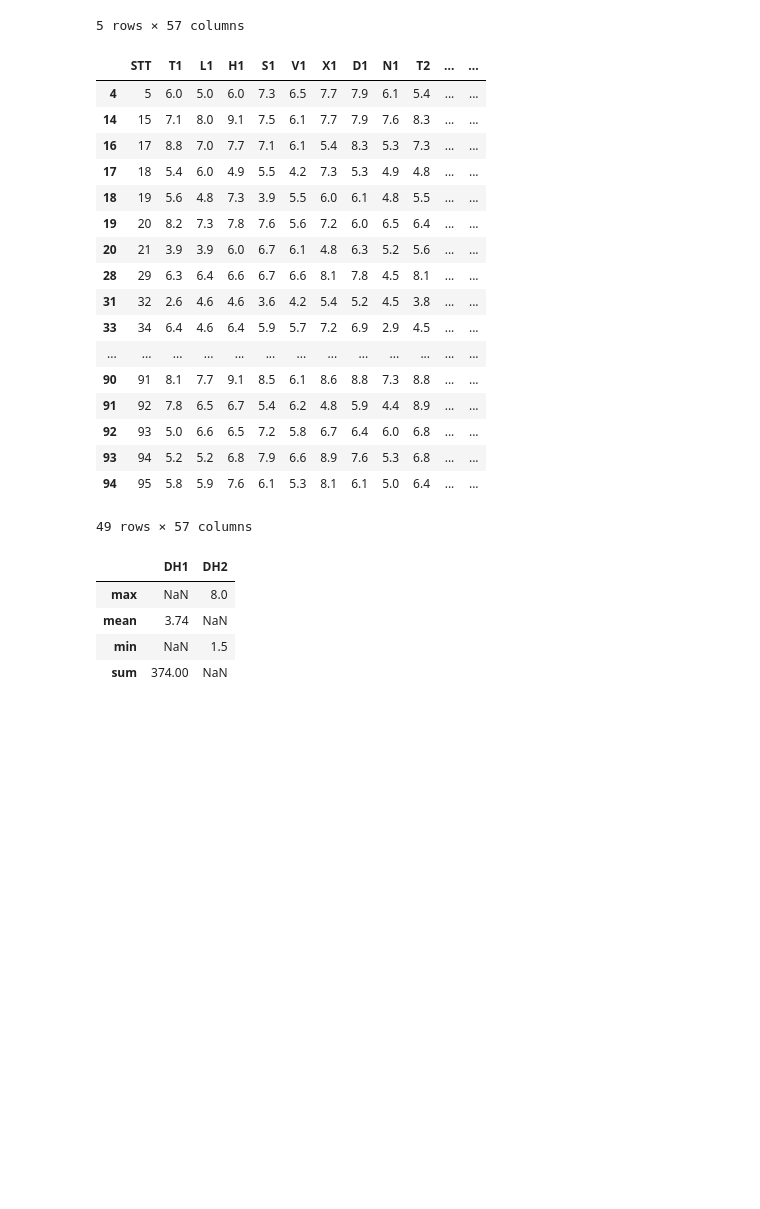
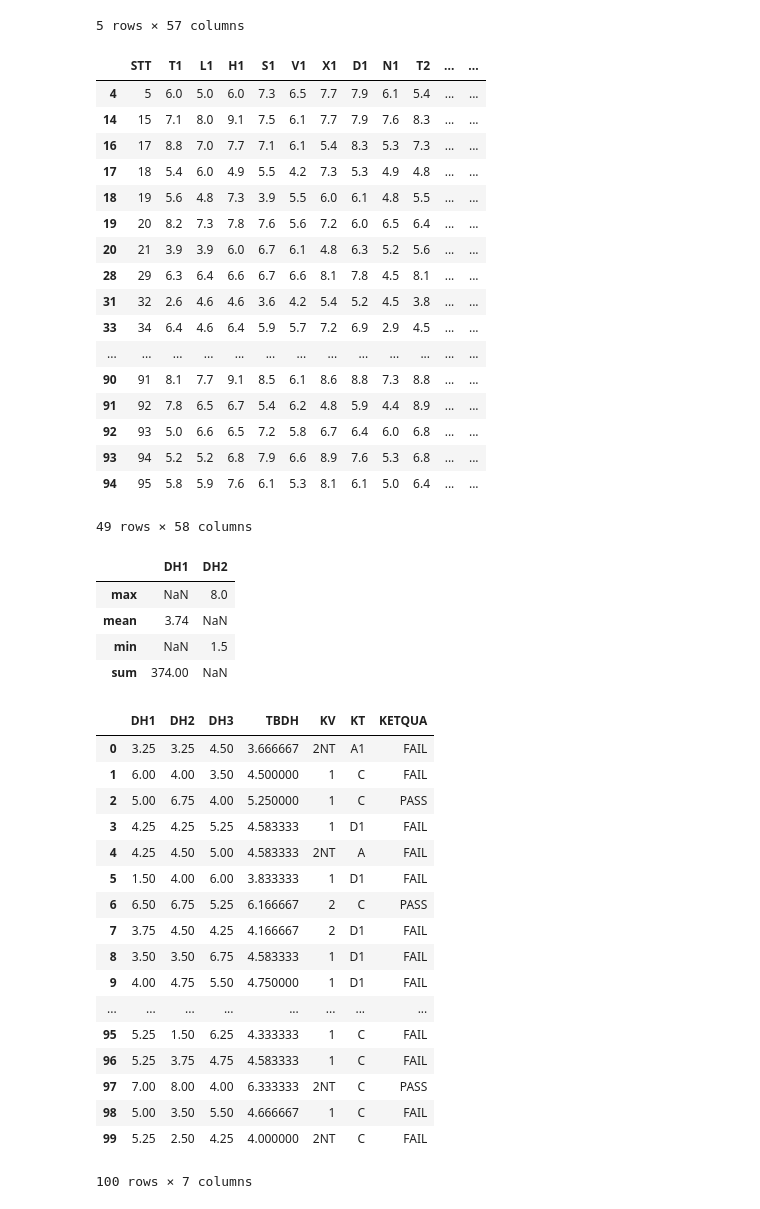
Before and after one commit to minhtri1610/py17052022, a Jupyter notebook: day12/d01.ipynb, the cells around one changed output. Cells and saved outputs as stored; diff of their text form; code cells hidden in the pictures; blank space fills up the shorter version.

```diff
--- a/day12/d01.ipynb
+++ b/day12/d01.ipynb
@@ -211,9 +211,9 @@ df[(df['DH1'] > 5) & (df['DH2'] > 5)]
 | 97 | 98 | 8.8 | 5.5 | 7.4 | 7.7 | 6.2 | 7.3 | 8.1 | 4.5 | 9.5 | ... | ... |
 5 rows × 57 columns
 # %%
-# df.loc[df['TBDH'] < 5, 'KETQUA'] = 'FAIL'
-# df.loc[df['TBDH'] > 5, 'KETQUA'] = 'PASS'
-# df
+df.loc[df['TBDH'] < 5, 'KETQUA'] = 'FAIL'
+df.loc[df['TBDH'] > 5, 'KETQUA'] = 'PASS'
+
 
 df.loc[df['KT'] == 'A']
 # %% [output]
@@ -234,7 +234,7 @@ df.loc[df['KT'] == 'A']
 | 92 | 93 | 5.0 | 6.6 | 6.5 | 7.2 | 5.8 | 6.7 | 6.4 | 6.0 | 6.8 | ... | ... |
 | 93 | 94 | 5.2 | 5.2 | 6.8 | 7.9 | 6.6 | 8.9 | 7.6 | 5.3 | 6.8 | ... | ... |
 | 94 | 95 | 5.8 | 5.9 | 7.6 | 6.1 | 5.3 | 8.1 | 6.1 | 5.0 | 6.4 | ... | ... |
-49 rows × 57 columns
+49 rows × 58 columns
 # %%
 # Thống kê tổng hợp
 df.aggregate({'DH1': ['sum', 'mean'],'DH2': ['min', 'max']})
@@ -244,3 +244,27 @@ df.aggregate({'DH1': ['sum', 'mean'],'DH2': ['min', 'max']})
 | mean | 3.74 | NaN |
 | min | NaN | 1.5 |
 | sum | 374.00 | NaN |
+# %%
+df_maths.loc[df['TBDH'] < 5, 'KETQUA'] = 'FAIL'
+df_maths.loc[df['TBDH'] > 5, 'KETQUA'] = 'PASS'
+
+df_maths
+# %% [output]
+|  | DH1 | DH2 | DH3 | TBDH | KV | KT | KETQUA |
+| 0 | 3.25 | 3.25 | 4.50 | 3.666667 | 2NT | A1 | FAIL |
+| 1 | 6.00 | 4.00 | 3.50 | 4.500000 | 1 | C | FAIL |
+| 2 | 5.00 | 6.75 | 4.00 | 5.250000 | 1 | C | PASS |
+| 3 | 4.25 | 4.25 | 5.25 | 4.583333 | 1 | D1 | FAIL |
+| 4 | 4.25 | 4.50 | 5.00 | 4.583333 | 2NT | A | FAIL |
+| 5 | 1.50 | 4.00 | 6.00 | 3.833333 | 1 | D1 | FAIL |
+| 6 | 6.50 | 6.75 | 5.25 | 6.166667 | 2 | C | PASS |
+| 7 | 3.75 | 4.50 | 4.25 | 4.166667 | 2 | D1 | FAIL |
+| 8 | 3.50 | 3.50 | 6.75 | 4.583333 | 1 | D1 | FAIL |
+| 9 | 4.00 | 4.75 | 5.50 | 4.750000 | 1 | D1 | FAIL |
+| ... | ... | ... | ... | ... | ... | ... | ... |
+| 95 | 5.25 | 1.50 | 6.25 | 4.333333 | 1 | C | FAIL |
+| 96 | 5.25 | 3.75 | 4.75 | 4.583333 | 1 | C | FAIL |
+| 97 | 7.00 | 8.00 | 4.00 | 6.333333 | 2NT | C | PASS |
+| 98 | 5.00 | 3.50 | 5.50 | 4.666667 | 1 | C | FAIL |
+| 99 | 5.25 | 2.50 | 4.25 | 4.000000 | 2NT | C | FAIL |
+100 rows × 7 columns
```
Also changed, not shown: parts of 2 cells of this notebook, 1 other file.
